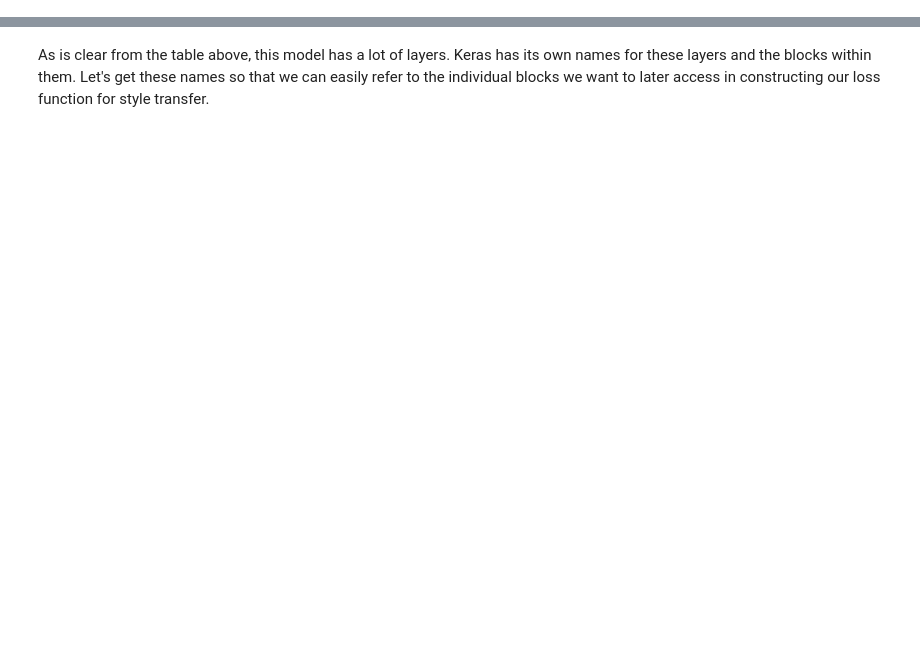
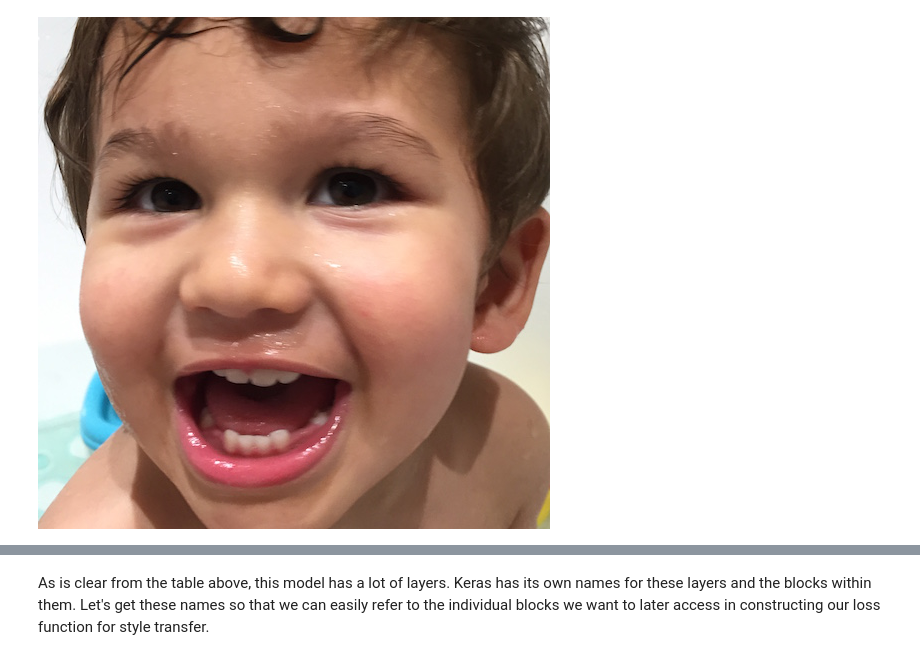
Before and after one commit to hnarayanan/stylist, a Jupyter notebook: core/neural-style-gatys-et-al.ipynb, the cells around one changed output, grey strips where cells are left out. Cells and saved outputs as stored; diff of their text form; code cells hidden in the pictures; blank space fills up the shorter version.

```diff
--- a/core/neural-style-gatys-et-al.ipynb
+++ b/core/neural-style-gatys-et-al.ipynb
@@ -13,0 +22,10 @@ from keras.applications.vgg19 import VGG19
+# %%
+height = 512
+width = 512
+
+content_image_path = 'images/hugo.jpg'
+content_image = Image.open(content_image_path)
+content_image = content_image.resize((height, width))
+content_image
+# %% [output]
+[figure, added]
```
Also changed, not shown: parts of 19 cells of this notebook.
